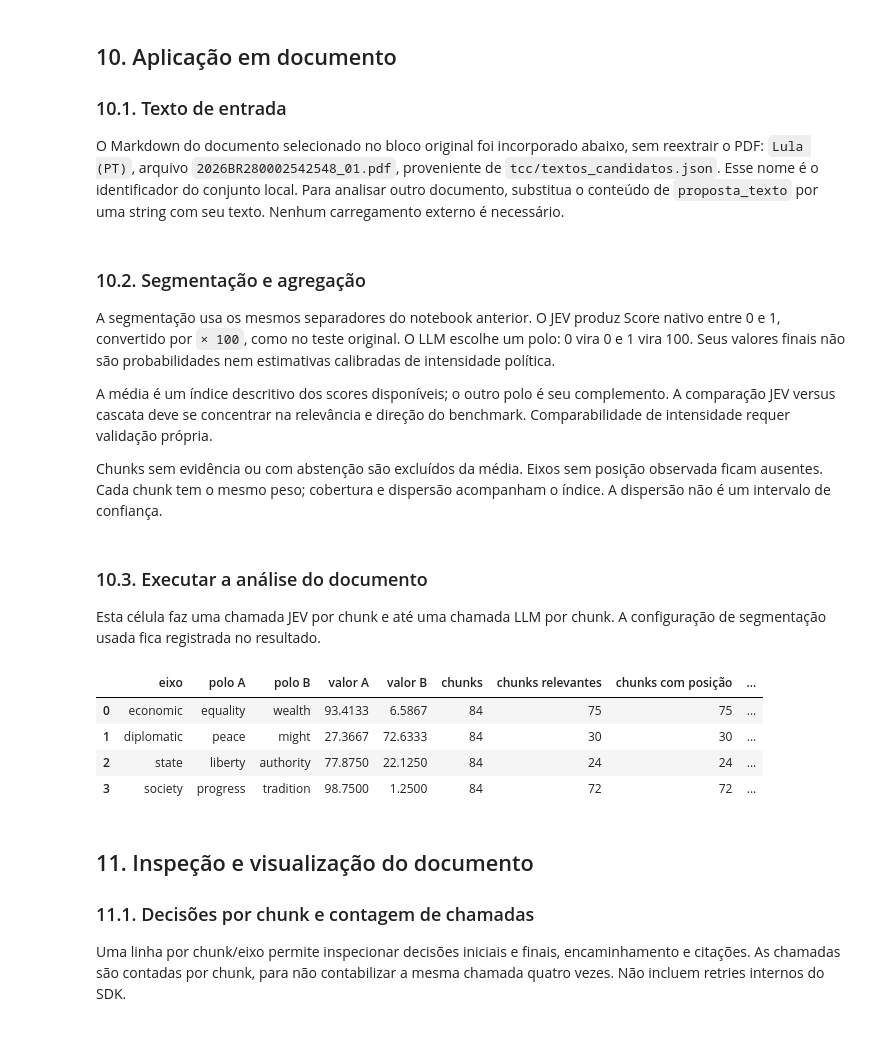
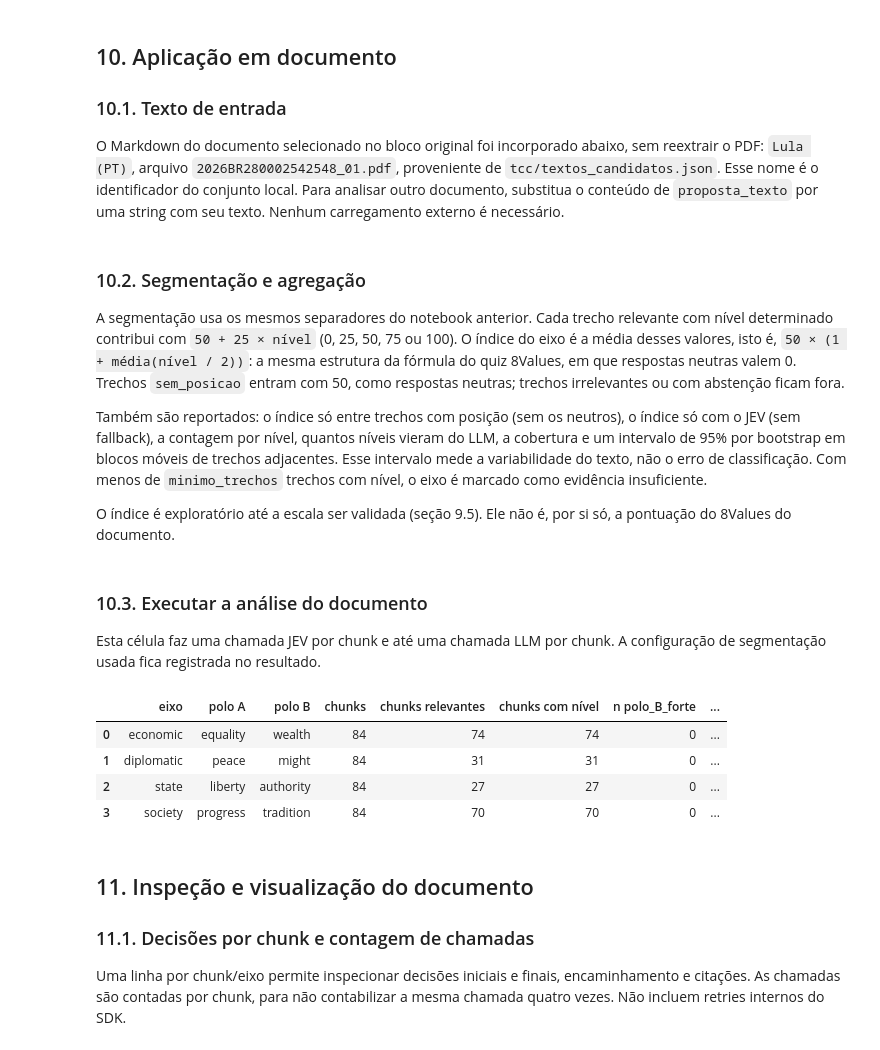
Before and after one commit to micaelol12/TCC, a Jupyter notebook: Pipeline_JEV_2_Polos_LLM.ipynb, the cells around one changed output. Saved outputs shown, nothing was run; the diff lists cells and outputs as text; code cells hidden in the pictures.

```diff
--- a/Pipeline_JEV_2_Polos_LLM.ipynb
+++ b/Pipeline_JEV_2_Polos_LLM.ipynb
@@ -267,8 +474,6 @@ MAPA_SCORE_CASCATA = {
 O cliente Sabiá mantém o endpoint, a resposta estruturada e o `service_tier`
 usados no notebook original. Definir a classe não faz chamadas à API.
 # %%
-T = TypeVar("T")
-
 class LLMClient(ABC):
     @abstractmethod
     async def generate(self, prompt: str, response_schema: Type[T]) -> T:
@@ -276,25 +481,29 @@ class LLMClient(ABC):
 
 class MaritacaClient(LLMClient):
 
-    def __init__(self, api_key: str, model: str):
+    def __init__(self, api_key: str, model: str, temperature: float | None = None):
         self.client = AsyncOpenAI(
             api_key=api_key,
             base_url="https://chat.maritaca.ai/api",
         )
         self.model = model
+        self.temperature = temperature
 
     async def generate(
         self,
         prompt: str,
         response_schema,
     ):
+        opcionais = {} if self.temperature is None else {"temperature": self.temperature}
         response = await self.client.responses.parse(
             model=self.model,
             input=prompt,
             text_format=response_schema,
             extra_body={"service_tier": "flex"},
+            **opcionais,
         )
-
+        if response.output_parsed is None:
+            raise ValueError(f"O LLM não devolveu saída estruturada (resposta {response.id}).")
         return response.output_parsed
 # %% [markdown]
 ## 6. Contrato do LLM e validações
@@ -308,9 +520,12 @@ de normalização abaixo preservam a conversão do teste original: `score × 100
 # %%
+EixoValido = Literal["economic", "diplomatic", "state", "society"]
+
+
 class EixoLLM2Polos(BaseModel):
     model_config = ConfigDict(extra="forbid")
-    eixo: str
+    eixo: EixoValido
     relevante: bool | None
-    nivel: Literal[0, 1] | None
+    nivel: Literal[-2, -1, 0, 1, 2] | None
     evidencia: str
 
     @model_validator(mode="after")
@@ -658,7 +917,8 @@ def carregar_credenciais():
 carregar_credenciais()
 jev_client = AsyncTypeSafeClient(api_key=os.environ["TYPESAFE_API_KEY"])
 llm = (
-    MaritacaClient(api_key=os.environ["MARITACA_API_KEY"], model=MODELO_LLM)
+    MaritacaClient(api_key=os.environ["MARITACA_API_KEY"], model=MODELO_LLM,
+                   temperature=TEMPERATURA_LLM)
     if CONFIG_JEV_LLM_2_POLOS["usar_fallback"] else None
 )
 pipeline_jev_llm_2_polos = CascataJevLLM2Polos(
@@ -1050,22 +1482,25 @@ Para analisar outro documento, substitua o conteúdo de `proposta_texto` por uma
 string com seu texto. Nenhum carregamento externo é necessário.
 # %%
 DOCUMENTO_NOME = 'Lula (PT)'
+ROTULO_FIGURA = 'Documento 1'  # identificador cego usado nas figuras
 proposta_texto = plano_lula['md']
 # %% [markdown]
 ### 10.2. Segmentação e agregação
 
-A segmentação usa os mesmos separadores do notebook anterior. O JEV produz
-Score nativo entre 0 e 1, convertido por `× 100`, como no teste original.
-O LLM escolhe um polo: 0 vira 0 e 1 vira 100. Seus valores finais não são
-probabilidades nem estimativas calibradas de intensidade política.
+A segmentação usa os mesmos separadores do notebook anterior. Cada trecho relevante com
+nível determinado contribui com `50 + 25 × nível` (0, 25, 50, 75 ou 100). O índice do
+eixo é a média desses valores, isto é, `50 × (1 + média(nível / 2))`: a mesma estrutura da
+fórmula do quiz 8Values, em que respostas neutras valem 0. Trechos `sem_posicao` entram
+com 50, como respostas neutras; trechos irrelevantes ou com abstenção ficam fora.
 
-A média é um índice descritivo dos scores disponíveis; o outro polo é seu
-complemento. A comparação JEV versus cascata deve se concentrar na relevância
-e direção do benchmark. Comparabilidade de intensidade requer validação própria.
+Também são reportados: o índice só entre trechos com posição (sem os neutros), o índice
+só com o JEV (sem fallback), a contagem por nível, quantos níveis vieram do LLM, a
+cobertura e um intervalo de 95% por bootstrap em blocos móveis de trechos adjacentes.
+Esse intervalo mede a variabilidade do texto, não o erro de classificação. Com menos de
+`minimo_trechos` trechos com nível, o eixo é marcado como evidência insuficiente.
 
-Chunks sem evidência ou com abstenção são excluídos da média. Eixos sem posição
-observada ficam ausentes. Cada chunk tem o mesmo peso; cobertura e dispersão
-acompanham o índice. A dispersão não é um intervalo de confiança.
+O índice é exploratório até a escala ser validada (seção 9.5). Ele não é, por si só, a
+pontuação do 8Values do documento.
 # %%
 def dividir_texto_em_chunks_tokens(
     texto: str, max_tokens: int = 600,
@@ -1126,25 +1598,26 @@ A configuração de segmentação usada fica registrada no resultado.
 # %%
 def separar_em_chunks(texto):
     return dividir_texto_em_chunks_tokens(texto, **CONFIG_CHUNKS)
 
 resultado_documento = await processar_documento_com_jev_2_polos(
     texto=proposta_texto,
     pipeline=pipeline_jev_llm_2_polos,
     pausa_segundos=PAUSA_SEGUNDOS,
     separar_em_chunks=separar_em_chunks,
 )
 resultado_documento["config_chunks"] = deepcopy(CONFIG_CHUNKS)
 resultado_documento["documento"] = {
     "nome": DOCUMENTO_NOME,
     "fonte": PLANO_GOVERNO_PATH,
+    "rotulo_figura": ROTULO_FIGURA,
 }
 display(resultado_documento["cobertura"].round(4))
 # %% [output]
-|  | eixo | polo A | polo B | valor A | valor B | chunks | chunks relevantes | chunks com posição | ... |
-| 0 | economic | equality | wealth | 93.4133 | 6.5867 | 84 | 75 | 75 | ... |
-| 1 | diplomatic | peace | might | 27.3667 | 72.6333 | 84 | 30 | 30 | ... |
-| 2 | state | liberty | authority | 77.8750 | 22.1250 | 84 | 24 | 24 | ... |
-| 3 | society | progress | tradition | 98.7500 | 1.2500 | 84 | 72 | 72 | ... |
+|  | eixo | polo A | polo B | chunks | chunks relevantes | chunks com nível | n polo_B_forte | ... |
+| 0 | economic | equality | wealth | 84 | 74 | 74 | 0 | ... |
+| 1 | diplomatic | peace | might | 84 | 31 | 31 | 0 | ... |
+| 2 | state | liberty | authority | 84 | 27 | 27 | 0 | ... |
+| 3 | society | progress | tradition | 84 | 70 | 70 | 0 | ... |
 # %% [markdown]
 ## 11. Inspeção e visualização do documento
 
```
Also changed, not shown: parts of 28 cells of this notebook, 2 other files.
